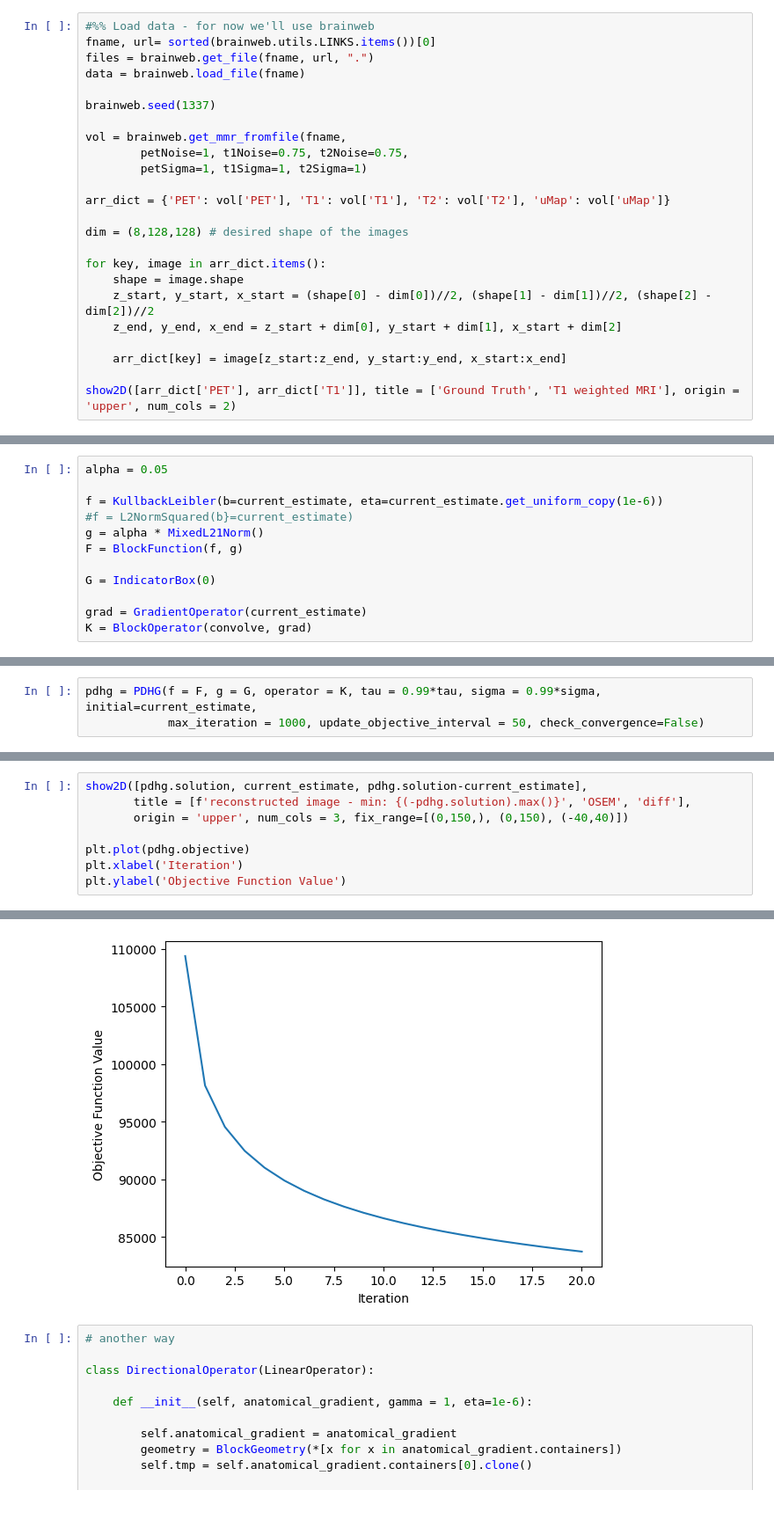
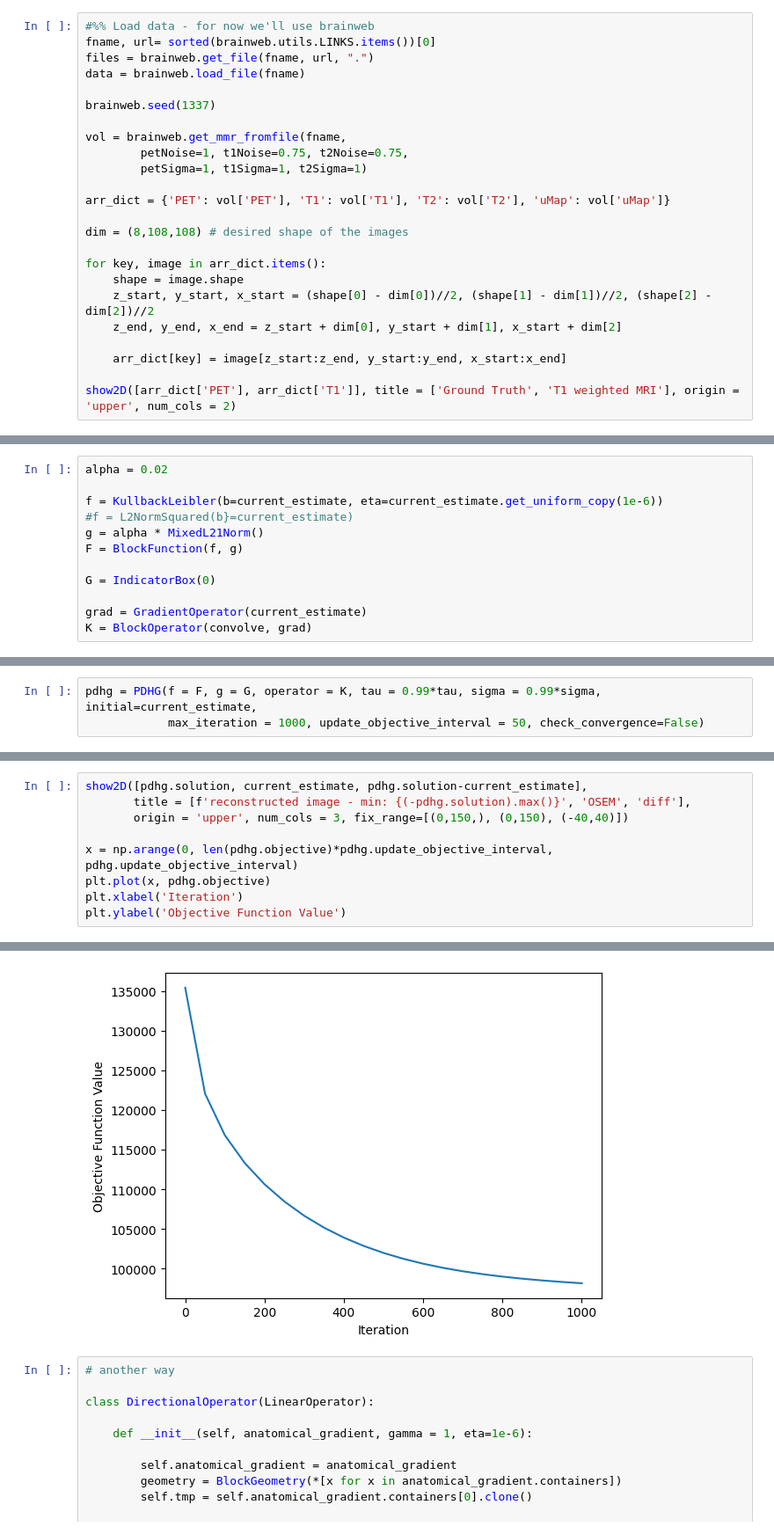
Before and after one commit to MargaretDuff/SIRF-CIL-training-synergistic-, a Jupyter notebook: directional_TV_pet.ipynb, the cells around one changed output, grey strips where cells are left out. Shown at 88% size. Drawn from its saved outputs; the diff is of its cells as text.

```diff
--- a/directional_TV_pet.ipynb
+++ b/directional_TV_pet.ipynb
@@ -53,7 +53,7 @@ vol = brainweb.get_mmr_fromfile(fname,
 
 arr_dict = {'PET': vol['PET'], 'T1': vol['T1'], 'T2': vol['T2'], 'uMap': vol['uMap']}
 
-dim = (8,128,128) # desired shape of the images
+dim = (8,108,108) # desired shape of the images
 
 for key, image in arr_dict.items():
     shape = image.shape
@@ -275,7 +275,7 @@ Includes some but not all of the spheres and at different brightness to the grou
 # %% [markdown]
 Setting a large alpha leads to a reproduction of the reference image but with the intensity values taken from the measured data:
 # %%
-alpha = 0.05
+alpha = 0.02
 
 f = KullbackLeibler(b=current_estimate, eta=current_estimate.get_uniform_copy(1e-6))
 #f = L2NormSquared(b}=current_estimate)
@@ -326,7 +326,8 @@ show2D([pdhg.solution, current_estimate, pdhg.solution-current_estimate],
        title = [f'reconstructed image - min: {(-pdhg.solution).max()}', 'OSEM', 'diff'],
        origin = 'upper', num_cols = 3, fix_range=[(0,150,), (0,150), (-40,40)])
 
-plt.plot(pdhg.objective)
+x = np.arange(0, len(pdhg.objective)*pdhg.update_objective_interval, pdhg.update_objective_interval)
+plt.plot(x, pdhg.objective)
 plt.xlabel('Iteration')
 plt.ylabel('Objective Function Value')
 # %% [output]
@@ -334,5 +335,5 @@ plt.ylabel('Objective Function Value')
 Text(0, 0.5, 'Objective Function Value')
-[figure, old version]
+[figure, new version]
 # %%
 # another way
 
```
Also changed, not shown: parts of 9 cells of this notebook, 1 other file.
